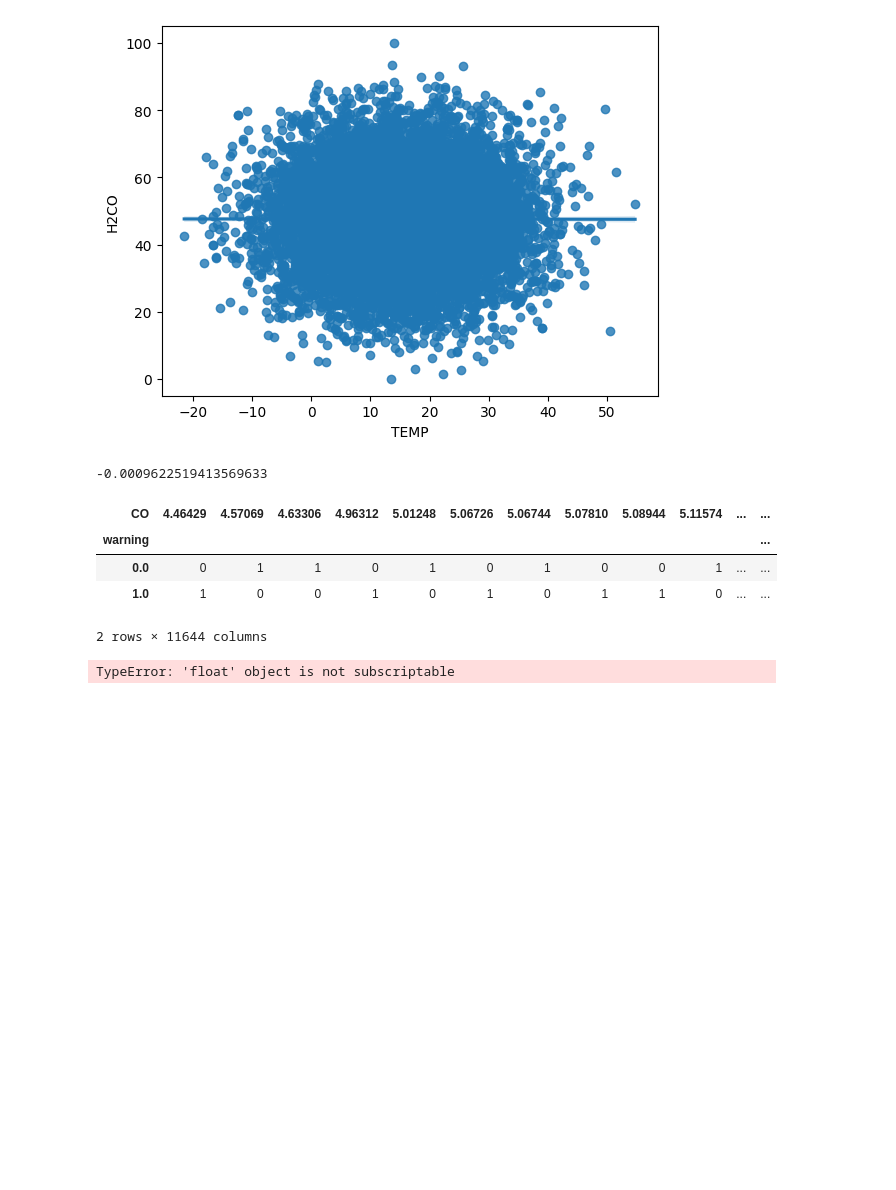
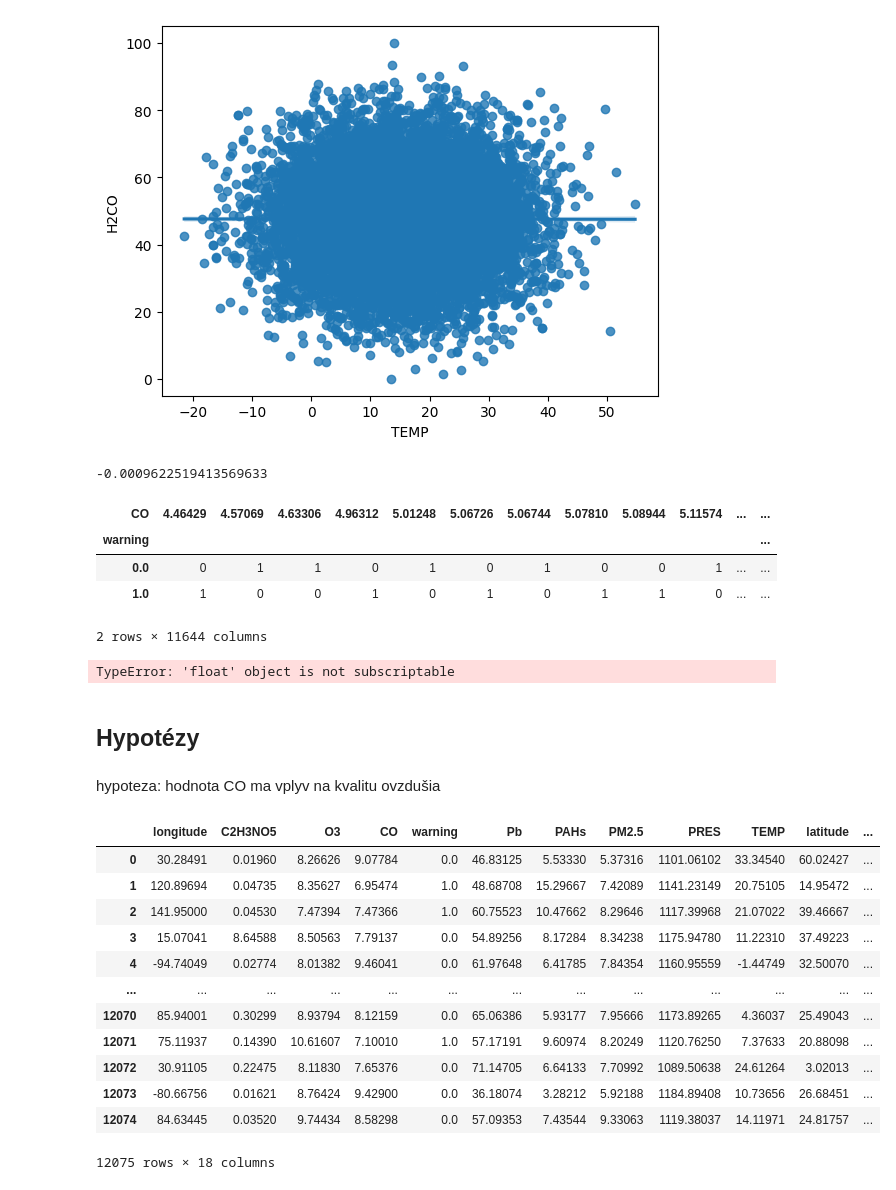
Before and after one commit to Marraff/inteligent-data-analysis, a Jupyter notebook: 1-faza-projekt-IAU.ipynb, the cells around one changed output. Saved outputs shown, nothing was run; the diff lists cells and outputs as text; code cells hidden in the pictures; blank space fills up the shorter version.

```diff
--- a/1-faza-projekt-IAU.ipynb
+++ b/1-faza-projekt-IAU.ipynb
@@ -655,3 +655,23 @@ df = pd.DataFrame(data, columns=['','1. kvartil','2. kvartil', '3. kvartil'])
 df
 # %% [output]
 TypeError: 'float' object is not subscriptable
+# %% [markdown]
+## Hypotézy
+# %% [markdown]
+hypoteza: hodnota CO ma vplyv na kvalitu ovzdušia
+# %%
+measurements
+# %% [output]
+|  | longitude | C2H3NO5 | O3 | CO | warning | Pb | PAHs | PM2.5 | PRES | TEMP | latitude | ... |
+| 0 | 30.28491 | 0.01960 | 8.26626 | 9.07784 | 0.0 | 46.83125 | 5.53330 | 5.37316 | 1101.06102 | 33.34540 | 60.02427 | ... |
+| 1 | 120.89694 | 0.04735 | 8.35627 | 6.95474 | 1.0 | 48.68708 | 15.29667 | 7.42089 | 1141.23149 | 20.75105 | 14.95472 | ... |
+| 2 | 141.95000 | 0.04530 | 7.47394 | 7.47366 | 1.0 | 60.75523 | 10.47662 | 8.29646 | 1117.39968 | 21.07022 | 39.46667 | ... |
+| 3 | 15.07041 | 8.64588 | 8.50563 | 7.79137 | 0.0 | 54.89256 | 8.17284 | 8.34238 | 1175.94780 | 11.22310 | 37.49223 | ... |
+| 4 | -94.74049 | 0.02774 | 8.01382 | 9.46041 | 0.0 | 61.97648 | 6.41785 | 7.84354 | 1160.95559 | -1.44749 | 32.50070 | ... |
+| ... | ... | ... | ... | ... | ... | ... | ... | ... | ... | ... | ... | ... |
+| 12070 | 85.94001 | 0.30299 | 8.93794 | 8.12159 | 0.0 | 65.06386 | 5.93177 | 7.95666 | 1173.89265 | 4.36037 | 25.49043 | ... |
+| 12071 | 75.11937 | 0.14390 | 10.61607 | 7.10010 | 1.0 | 57.17191 | 9.60974 | 8.20249 | 1120.76250 | 7.37633 | 20.88098 | ... |
+| 12072 | 30.91105 | 0.22475 | 8.11830 | 7.65376 | 0.0 | 71.14705 | 6.64133 | 7.70992 | 1089.50638 | 24.61264 | 3.02013 | ... |
+| 12073 | -80.66756 | 0.01621 | 8.76424 | 9.42900 | 0.0 | 36.18074 | 3.28212 | 5.92188 | 1184.89408 | 10.73656 | 26.68451 | ... |
+| 12074 | 84.63445 | 0.03520 | 9.74434 | 8.58298 | 0.0 | 57.09353 | 7.43544 | 9.33063 | 1119.38037 | 14.11971 | 24.81757 | ... |
+12075 rows × 18 columns
```
Also changed, not shown: parts of 10 cells of this notebook.
